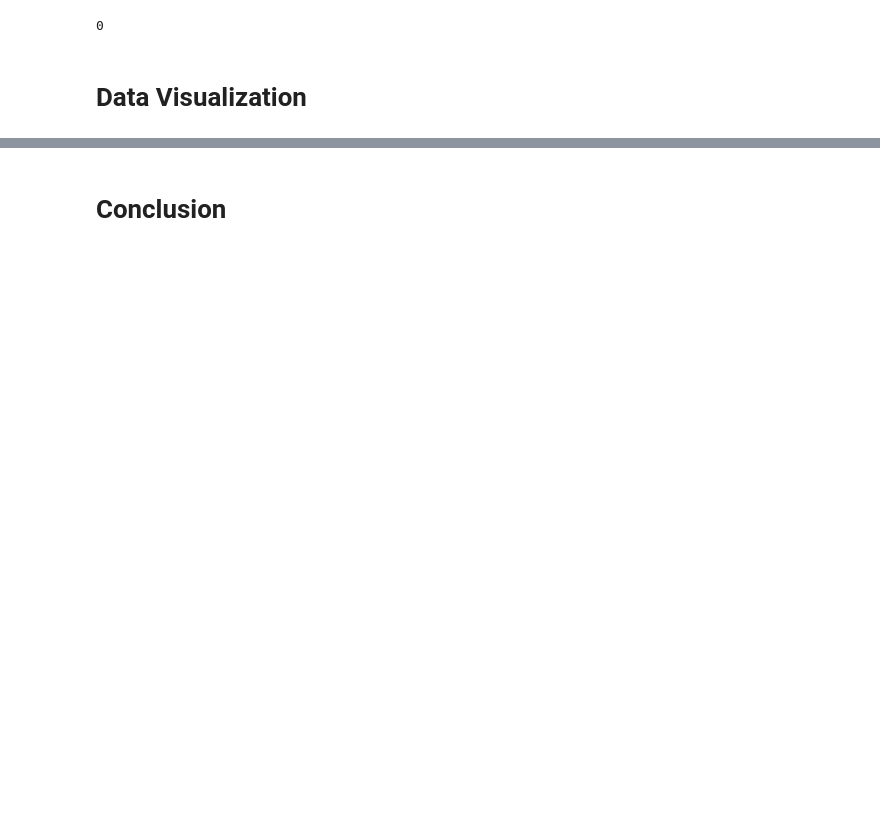
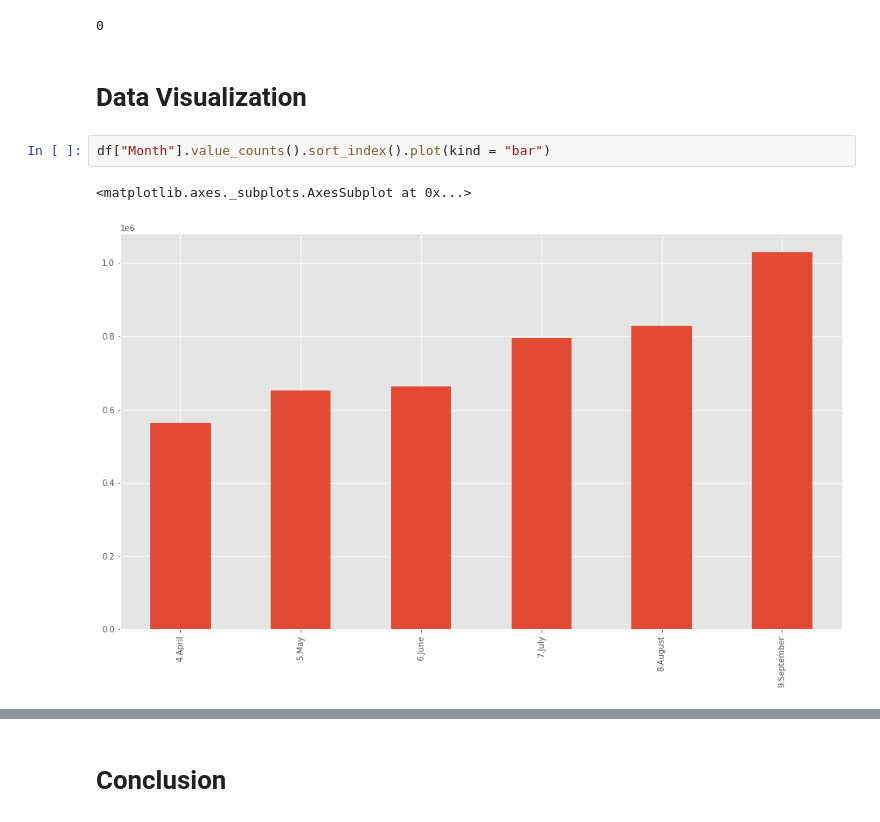
Before and after one commit to XavierCarrera/platzi-master-ml-exercises, a Jupyter notebook: Uber_DataAnalysis_Visualization.ipynb, the cells around one changed output, grey strips where cells are left out. Cells and saved outputs as stored; diff of their text form; blank space fills up the shorter version.

```diff
--- a/Uber_DataAnalysis_Visualization.ipynb
+++ b/Uber_DataAnalysis_Visualization.ipynb
@@ -298,3 +101,8 @@ df_2014.isnull().sum().sum()
 0
 # %% [markdown]
 # Data Visualization
+# %%
+df["Month"].value_counts().sort_index().plot(kind = "bar")
+# %% [output]
+<matplotlib.axes._subplots.AxesSubplot at 0x...>
+[figure, added]
```
Also changed, not shown: parts of 30 cells of this notebook.
